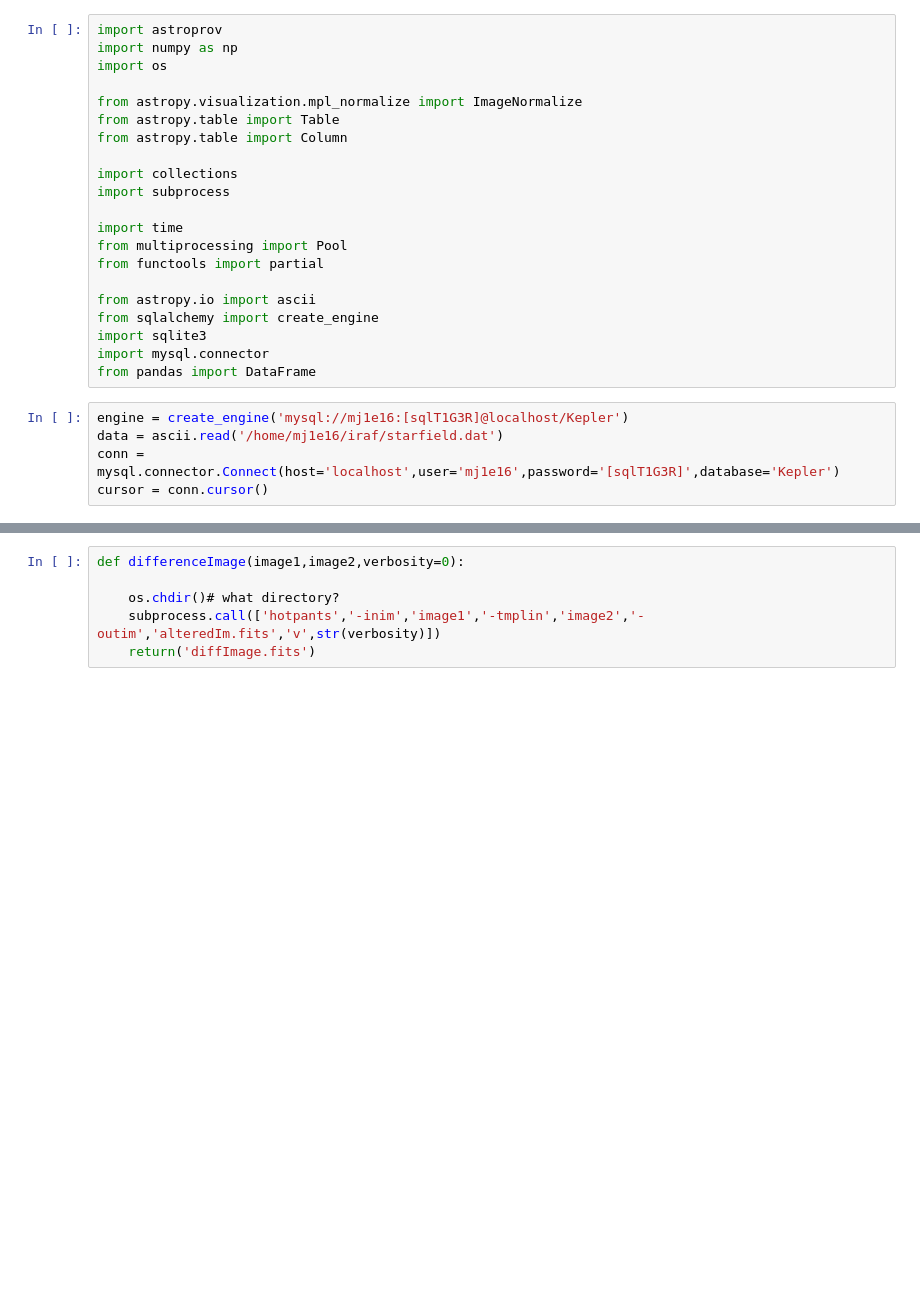
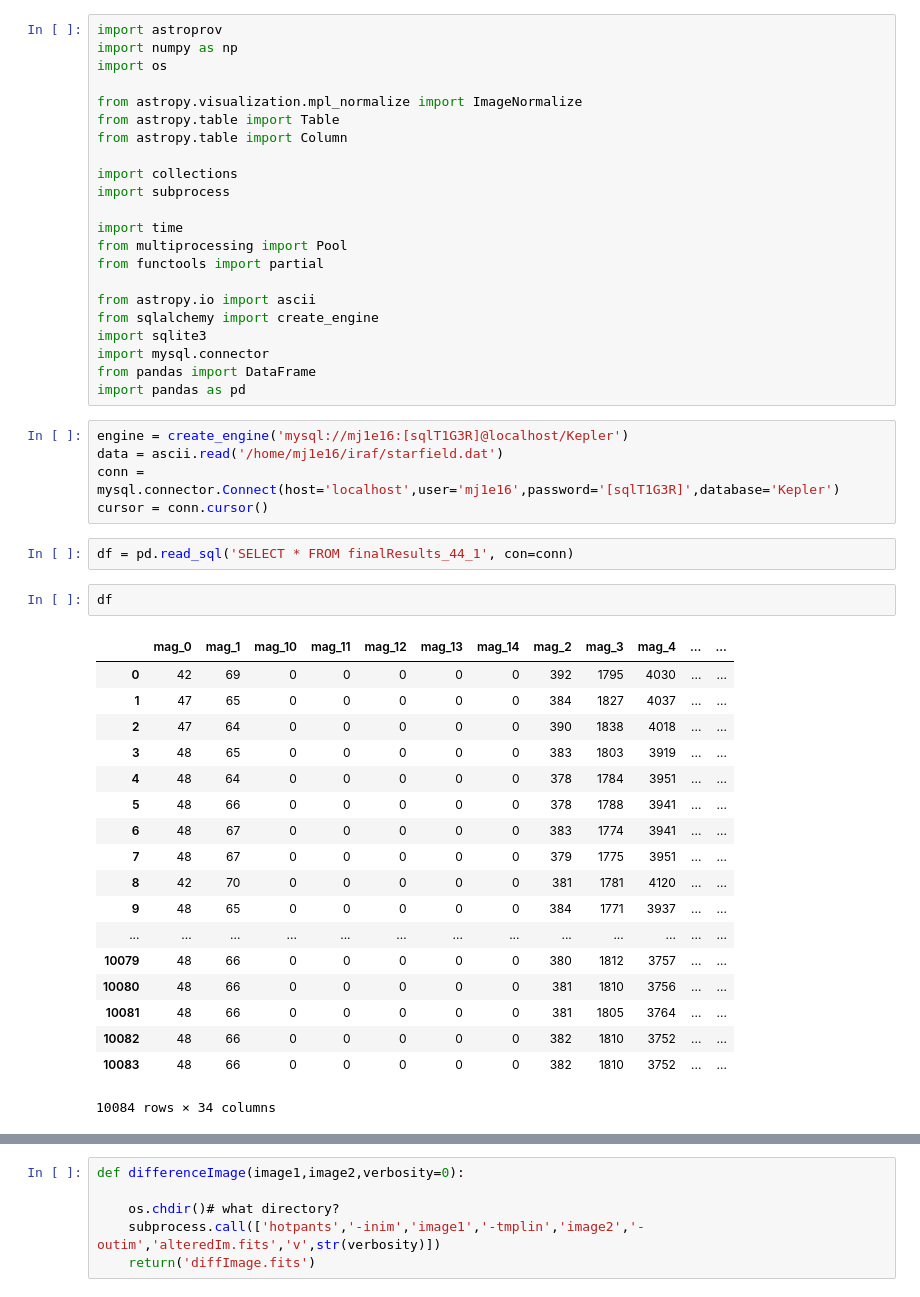
Before and after one commit to mj1e16lsst/keplerPhotometry, a Jupyter notebook: keplerPhotometry-Sims-Databases-reduced-PreProv.ipynb, the cells around one changed output, grey strips where cells are left out. Drawn from its saved outputs; the diff is of its cells as text; blank space fills up the shorter version.

```diff
--- a/keplerPhotometry-Sims-Databases-reduced-PreProv.ipynb
+++ b/keplerPhotometry-Sims-Databases-reduced-PreProv.ipynb
@@ -19,8 +19,32 @@ from sqlalchemy import create_engine
 import sqlite3
 import mysql.connector
 from pandas import DataFrame
+import pandas as pd
 # %%
 engine = create_engine('mysql://mj1e16:[sqlT1G3R]@localhost/Kepler')
 data = ascii.read('/home/mj1e16/iraf/starfield.dat')
 conn = mysql.connector.Connect(host='localhost',user='mj1e16',password='[sqlT1G3R]',database='Kepler')
 cursor = conn.cursor()
+# %%
+df = pd.read_sql('SELECT * FROM finalResults_44_1', con=conn)
+# %%
+df
+# %% [output]
+|  | mag_0 | mag_1 | mag_10 | mag_11 | mag_12 | mag_13 | mag_14 | mag_2 | mag_3 | mag_4 | ... | ... |
+| 0 | 42 | 69 | 0 | 0 | 0 | 0 | 0 | 392 | 1795 | 4030 | ... | ... |
+| 1 | 47 | 65 | 0 | 0 | 0 | 0 | 0 | 384 | 1827 | 4037 | ... | ... |
+| 2 | 47 | 64 | 0 | 0 | 0 | 0 | 0 | 390 | 1838 | 4018 | ... | ... |
+| 3 | 48 | 65 | 0 | 0 | 0 | 0 | 0 | 383 | 1803 | 3919 | ... | ... |
+| 4 | 48 | 64 | 0 | 0 | 0 | 0 | 0 | 378 | 1784 | 3951 | ... | ... |
+| 5 | 48 | 66 | 0 | 0 | 0 | 0 | 0 | 378 | 1788 | 3941 | ... | ... |
+| 6 | 48 | 67 | 0 | 0 | 0 | 0 | 0 | 383 | 1774 | 3941 | ... | ... |
+| 7 | 48 | 67 | 0 | 0 | 0 | 0 | 0 | 379 | 1775 | 3951 | ... | ... |
+| 8 | 42 | 70 | 0 | 0 | 0 | 0 | 0 | 381 | 1781 | 4120 | ... | ... |
+| 9 | 48 | 65 | 0 | 0 | 0 | 0 | 0 | 384 | 1771 | 3937 | ... | ... |
+| ... | ... | ... | ... | ... | ... | ... | ... | ... | ... | ... | ... | ... |
+| 10079 | 48 | 66 | 0 | 0 | 0 | 0 | 0 | 380 | 1812 | 3757 | ... | ... |
+| 10080 | 48 | 66 | 0 | 0 | 0 | 0 | 0 | 381 | 1810 | 3756 | ... | ... |
+| 10081 | 48 | 66 | 0 | 0 | 0 | 0 | 0 | 381 | 1805 | 3764 | ... | ... |
+| 10082 | 48 | 66 | 0 | 0 | 0 | 0 | 0 | 382 | 1810 | 3752 | ... | ... |
+| 10083 | 48 | 66 | 0 | 0 | 0 | 0 | 0 | 382 | 1810 | 3752 | ... | ... |
+10084 rows × 34 columns
```
Also changed, not shown: parts of 1 cell of this notebook, 7 other files.
